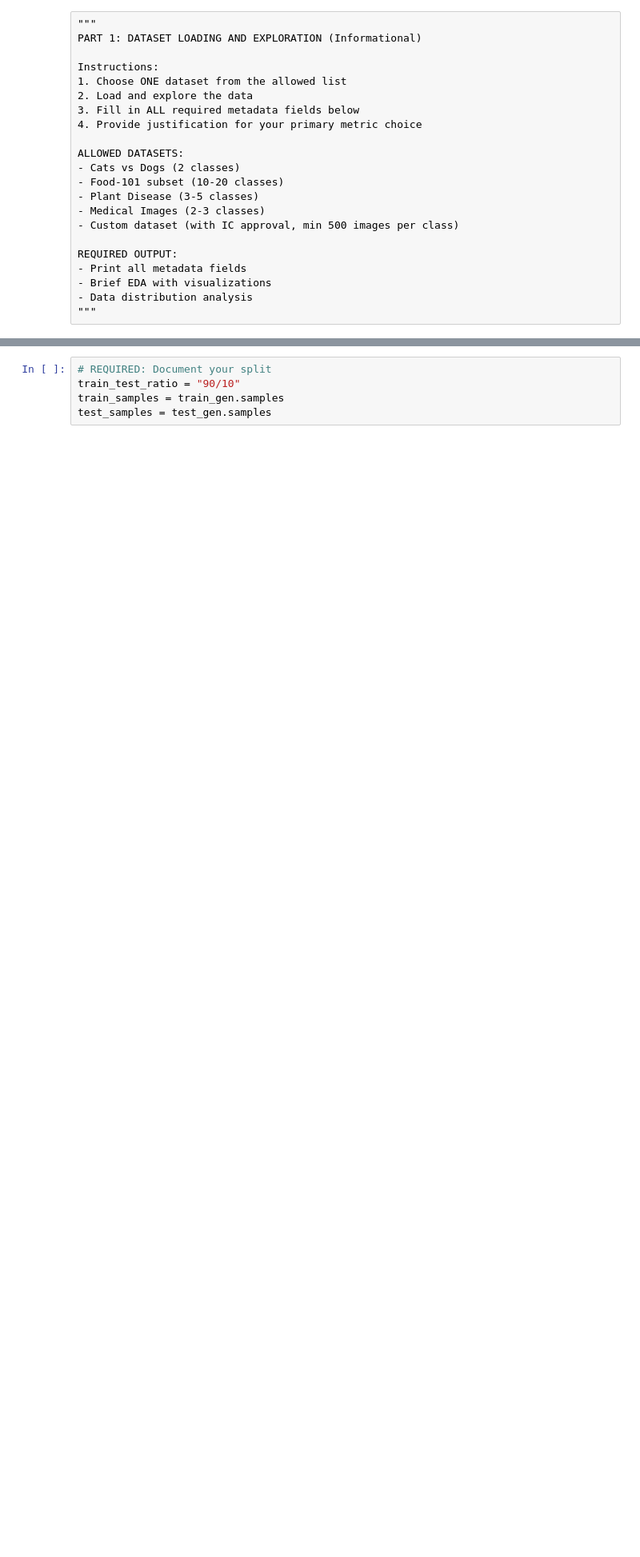
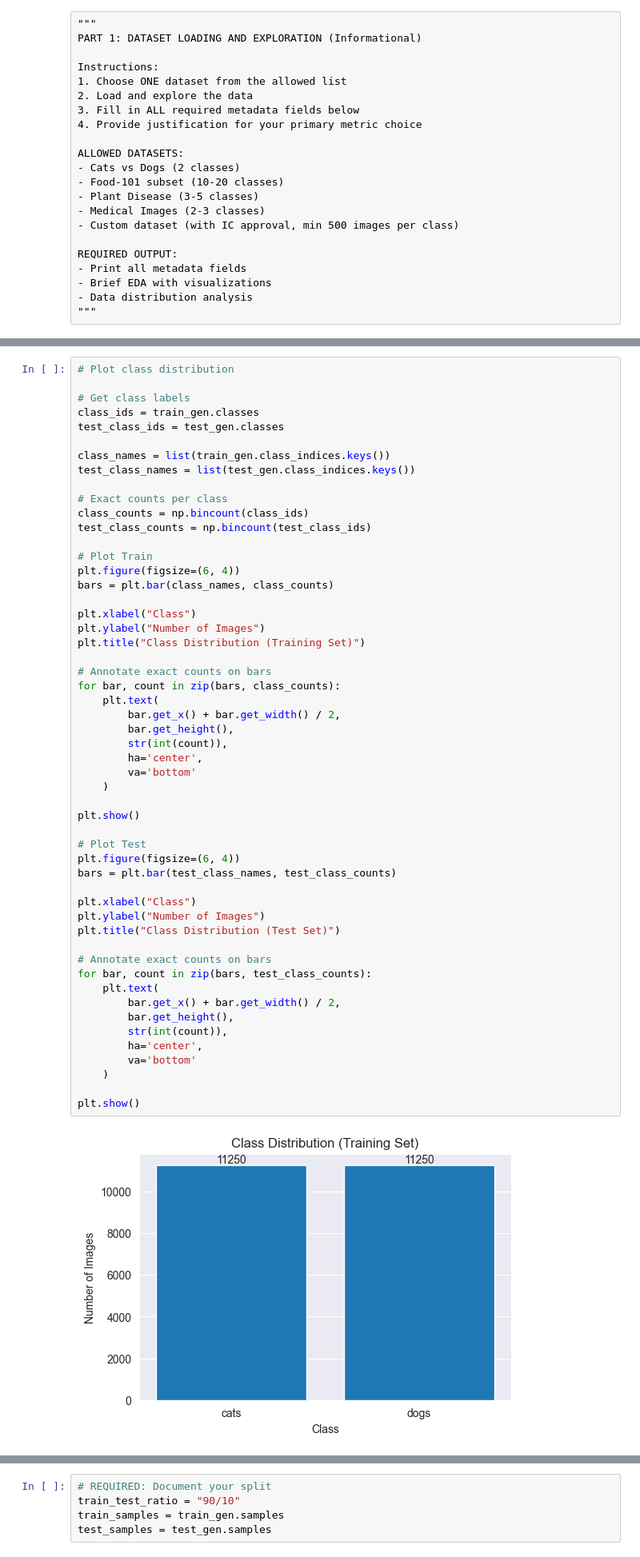
Before and after one commit to UjjwalMittal-wilp/DNN_Assignment2_CNN, a Jupyter notebook: 2025AA05626_cnn_assignment.ipynb, the cells around one changed output, grey strips where cells are left out. Shown at 80% size. Drawn from its saved outputs; the diff is of its cells as text; blank space fills up the shorter version.

```diff
--- a/2025AA05626_cnn_assignment.ipynb
+++ b/2025AA05626_cnn_assignment.ipynb
@@ -190,0 +212,55 @@ print(f"Metric Justification: {metric_justification}")
+# %%
+# Plot class distribution
+
+# Get class labels
+class_ids = train_gen.classes
+test_class_ids = test_gen.classes
+
+class_names = list(train_gen.class_indices.keys())
+test_class_names = list(test_gen.class_indices.keys())
+
+# Exact counts per class
+class_counts = np.bincount(class_ids)
+test_class_counts = np.bincount(test_class_ids)
+
+# Plot Train
+plt.figure(figsize=(6, 4))
+bars = plt.bar(class_names, class_counts)
+
+plt.xlabel("Class")
+plt.ylabel("Number of Images")
+plt.title("Class Distribution (Training Set)")
+
+# Annotate exact counts on bars
+for bar, count in zip(bars, class_counts):
+    plt.text(
+        bar.get_x() + bar.get_width() / 2,
+        bar.get_height(),
+        str(int(count)),
+        ha='center',
+        va='bottom'
+    )
+
+plt.show()
+
+# Plot Test
+plt.figure(figsize=(6, 4))
+bars = plt.bar(test_class_names, test_class_counts)
+
+plt.xlabel("Class")
+plt.ylabel("Number of Images")
+plt.title("Class Distribution (Test Set)")
+
+# Annotate exact counts on bars
+for bar, count in zip(bars, test_class_counts):
+    plt.text(
+        bar.get_x() + bar.get_width() / 2,
+        bar.get_height(),
+        str(int(count)),
+        ha='center',
+        va='bottom'
+    )
+
+plt.show()
+# %% [output]
+[figure, added]
```
Also changed, not shown: parts of 64 cells of this notebook.
